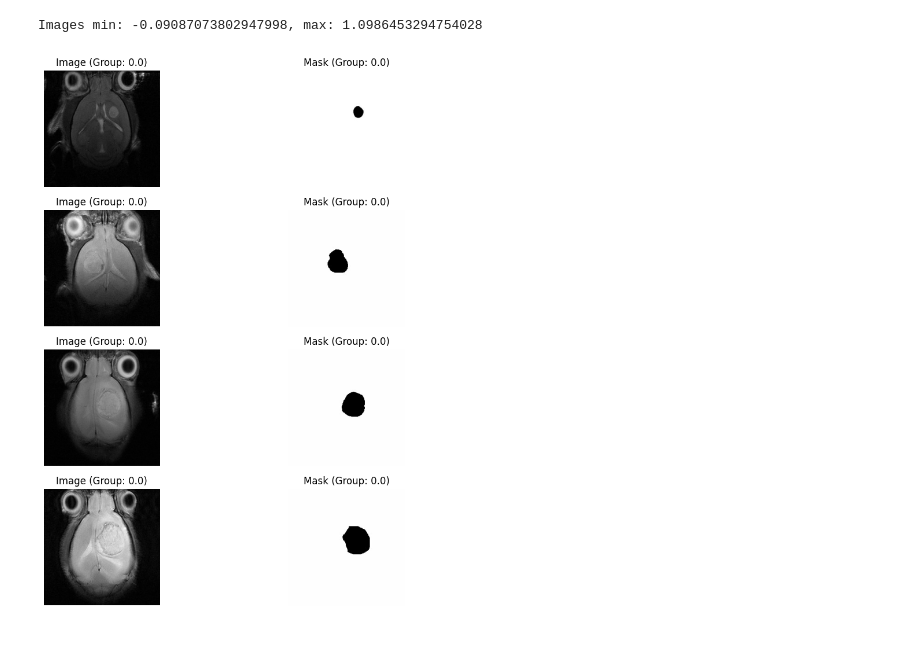
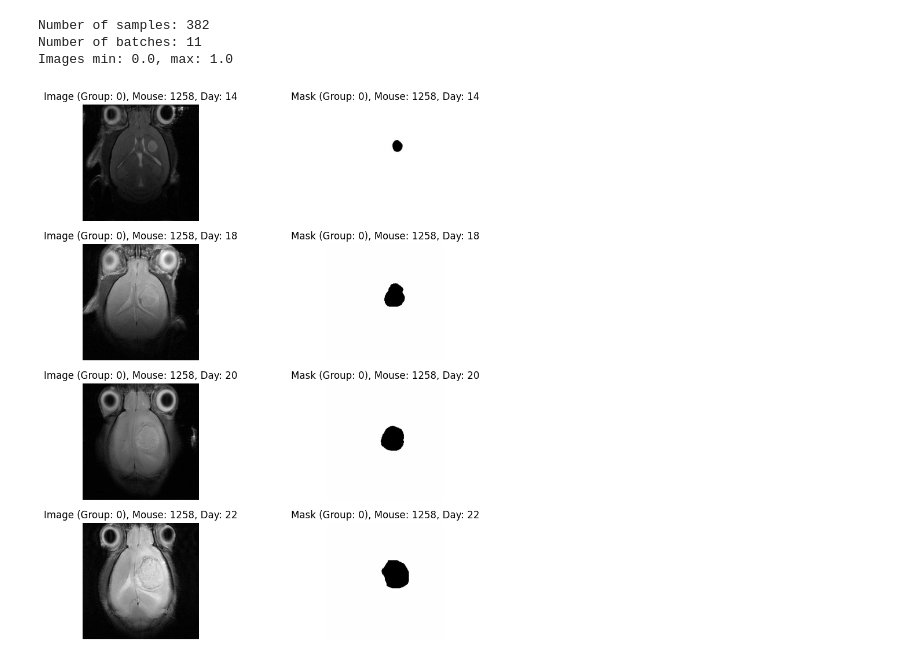
Before and after one commit to Javier200107/ML-Strategies-Inflection-Point-GL261-Response-Relapse, a Jupyter notebook: src/notebooks/dl/hypotesis1.ipynb, the cells around one changed output. Cells and saved outputs as stored; diff of their text form; code cells hidden in the pictures.

```diff
--- a/src/notebooks/dl/hypotesis1.ipynb
+++ b/src/notebooks/dl/hypotesis1.ipynb
@@ -48,20 +49,20 @@ from src.balance import split_data_nested_cv_ts, split_data, drop_mice_group, ba
 import matplotlib.pyplot as plt
 import numpy as np
 
-def visualize_data(image_batch, group_name_batch, num_samples=4):
+def visualize_data(image_batch, group_name_batch, mouse_id_batches, day_of_study_batches, num_samples=5):
     plt.figure(figsize=(10, num_samples * 3))
 
     for i in range(num_samples):
         # Primer canal: la imagen en escala de grises
         plt.subplot(num_samples, 2, 2 * i + 1)
         plt.imshow(np.squeeze(image_batch[i, :, :, 0]), cmap='gray')  # Primer canal
-        plt.title(f"Image (Group: {group_name_batch[i].numpy()})")
+        plt.title(f"Image (Group: {int(group_name_batch[i])}), Mouse: {int(mouse_id_batches[i])}, Day: {int(day_of_study_batches[i])}")
         plt.axis('off')
 
         # Segundo canal: la máscara
         plt.subplot(num_samples, 2, 2 * i + 2)
         plt.imshow(np.squeeze(image_batch[i, :, :, 1]), cmap='gray')  # Segundo canal
-        plt.title(f"Mask (Group: {group_name_batch[i].numpy()})")
+        plt.title(f"Mask (Group: {int(group_name_batch[i])}), Mouse: {int(mouse_id_batches[i])}, Day: {int(day_of_study_batches[i])}")
         plt.axis('off')
 
     plt.show()
@@ -75,16 +76,23 @@ shuffle = True
 verbose = 1
 # %%
 train_tfrefcord = os.path.join(INPUT_DIR, 'full_ds.tfrecord')
-ds_handler = TFRecordImageHandler(train_tfrefcord, batch_size=batch_size, shuffle=False, augment=True)
+ds_handler = TFRecordImageHandler(train_tfrefcord, batch_size=batch_size, shuffle=False, augment=False)
 ds = ds_handler.dataset
+print(f"Number of samples: {ds_handler.length}")
+# Number of batches
+n_batches = ds_handler.length // batch_size
+print(f"Number of batches: {n_batches}")
+
 #images_tf, masks_tf, group_name_batches, mouse_id_batches, day_of_study_batches = next(iter(train_ds.dataset))
 
-images_tf, group_name_batches = next(iter(ds))
+images_tf, group_name_batches, mouse_id_batches, day_of_study_batches = next(iter(ds))
 # Check if images are normalized
 print(f"Images min: {images_tf.numpy().min()}, max: {images_tf.numpy().max()}")
 
-# visualize_data(images_tf, masks_tf, group_name_batches, mouse_id_batches, day_of_study_batches, num_samples=4)
-visualize_data(images_tf, group_name_batches, num_samples=4)
+visualize_data(images_tf, group_name_batches, mouse_id_batches, day_of_study_batches, num_samples=4)
+#visualize_data(images_tf, group_name_batches, num_samples=15)
 # %% [output]
-Images min: -0.09087073802947998, max: 1.0986453294754028
+Number of samples: 382
+Number of batches: 11
+Images min: 0.0, max: 1.0
-[figure, old version]
+[figure, new version]
```
Also changed, not shown: parts of 6 cells of this notebook, 7 other files.
